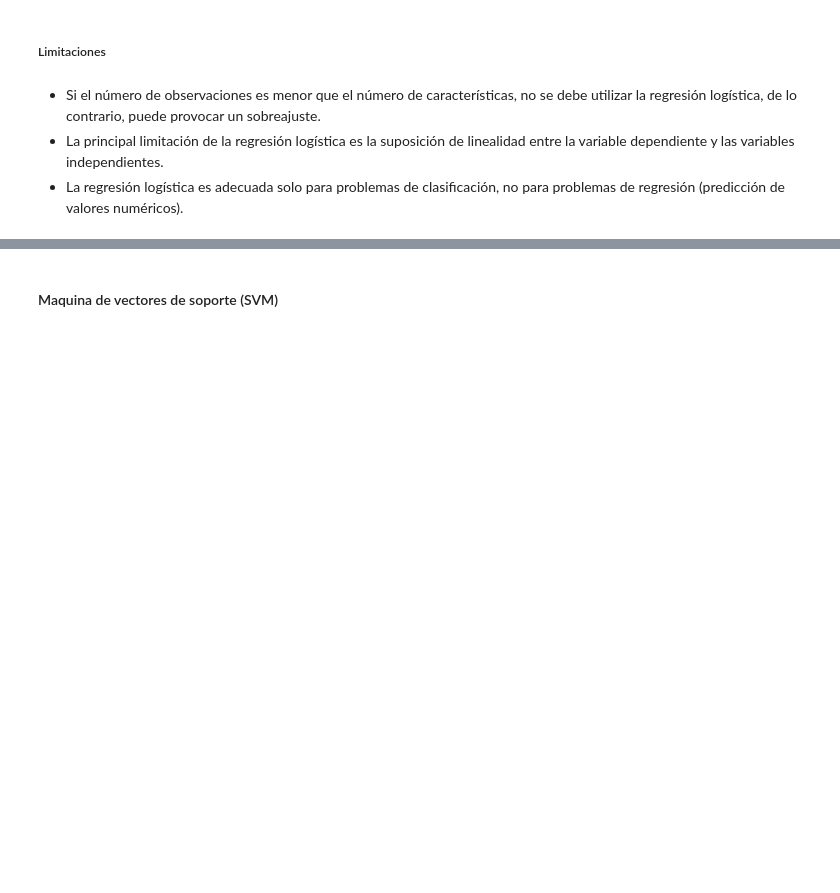
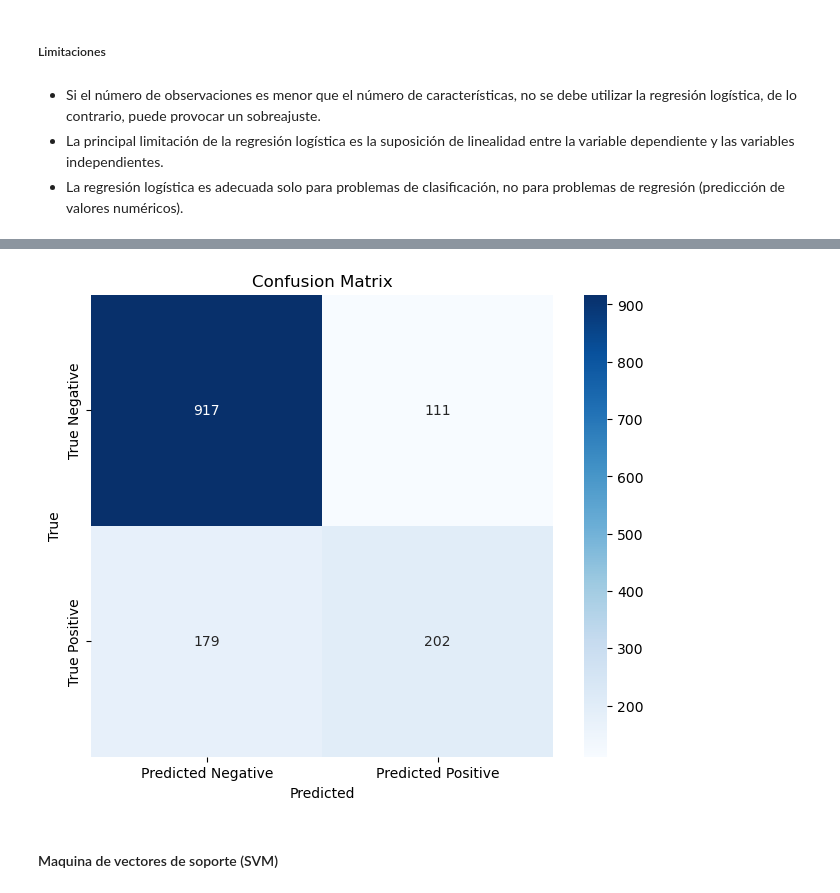
Before and after one commit to GPaz027/IA-TP, a Jupyter notebook: TPO.ipynb, the cells around one changed output, grey strips where cells are left out. Cells and saved outputs as stored; diff of their text form; code cells hidden in the pictures; blank space fills up the shorter version.

```diff
--- a/TPO.ipynb
+++ b/TPO.ipynb
@@ -414,3 +418,20 @@ print("Accuracy Logistic Regression:", clf.score(X_test, y_test))
+# %%
+from sklearn.metrics import confusion_matrix
+
+y_pred = clf.predict(X_test)
+
+confusion = confusion_matrix(y_test, y_pred)
+
+plt.figure(figsize=(8, 6))
+sns.heatmap(confusion, annot=True, fmt="d", cmap="Blues", square=True,
+            xticklabels=["Predicted Negative", "Predicted Positive"],
+            yticklabels=["True Negative", "True Positive"])
+plt.xlabel("Predicted")
+plt.ylabel("True")
+plt.title("Confusion Matrix")
+plt.show()
+# %% [output]
+[figure, added]
 # %% [markdown]
 #### Maquina de vectores de soporte (SVM)
 # %% [markdown]
```
Also changed, not shown: parts of 10 cells of this notebook.
